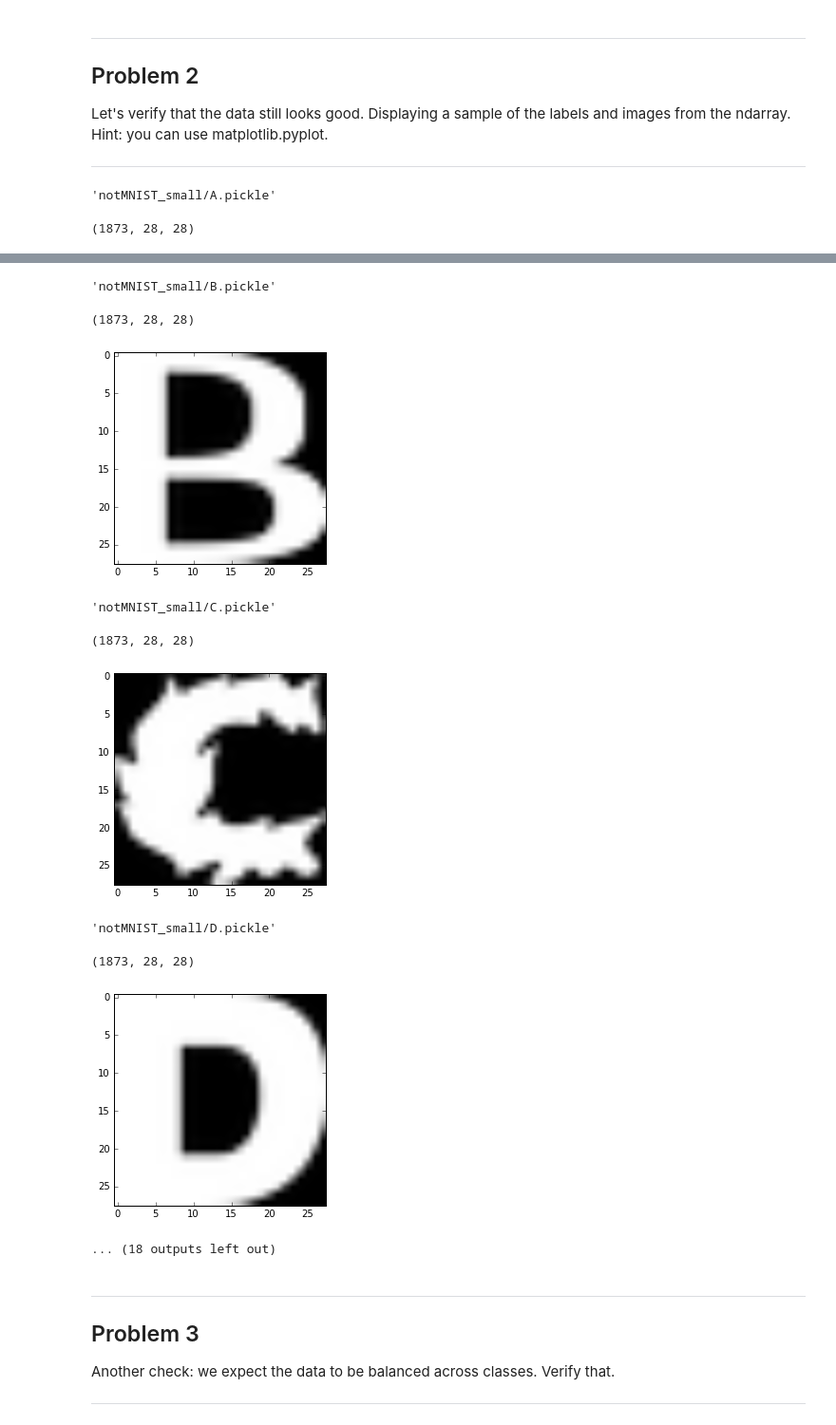
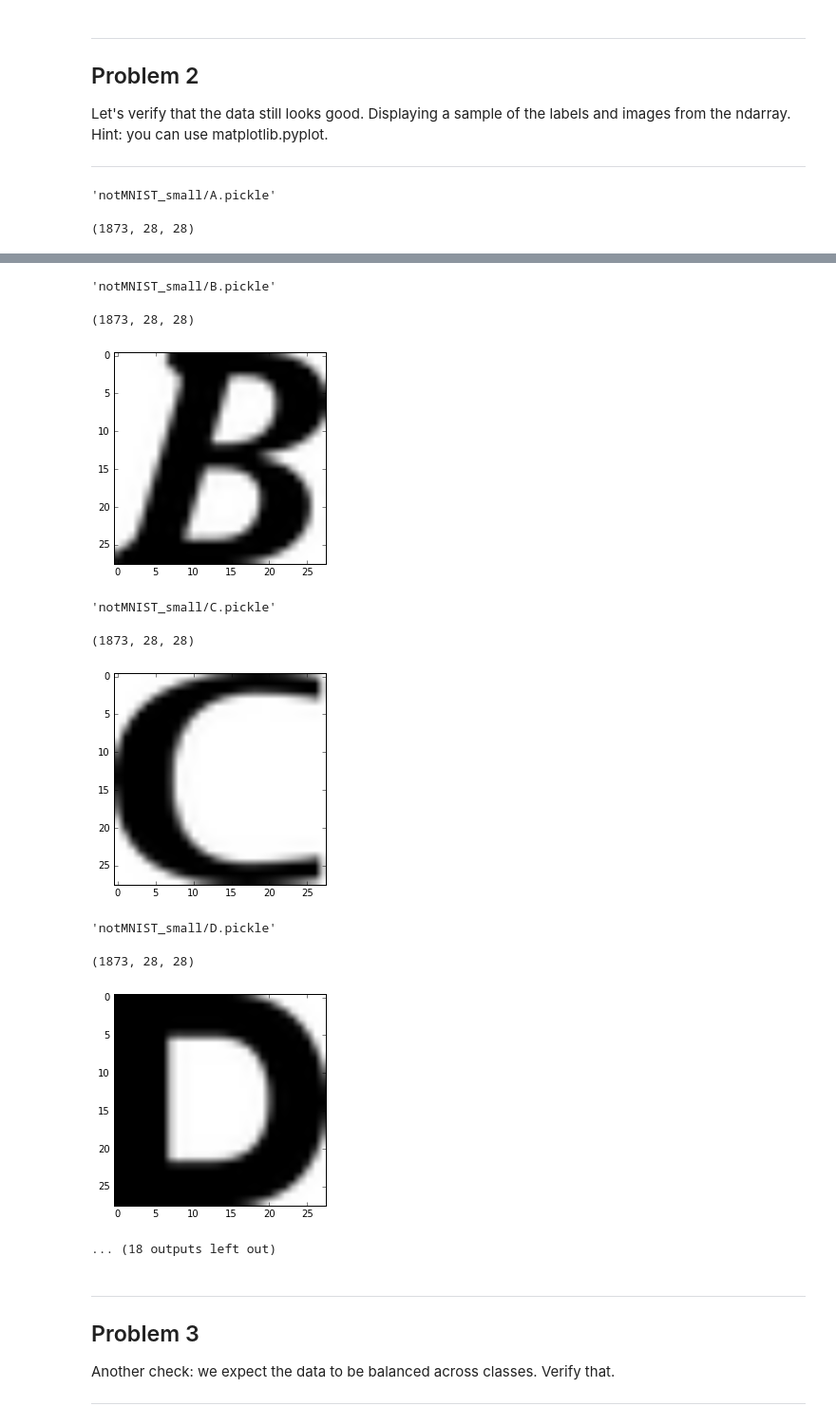
Before and after one commit to llathrop/ud730, a Jupyter notebook: 1_notmnist.ipynb, the cells around one changed output, grey strips where cells are left out. Shown: that part at 95% size. Drawn from its saved outputs; the diff is of its cells as text; code cells hidden in the pictures.

```diff
--- a/1_notmnist.ipynb
+++ b/1_notmnist.ipynb
@@ -229,7 +229,7 @@ for d in test_datasets:
     data = pickle.load( open( d, "rb" ) )
     image=random.randrange(len(data))
     display(data.shape)
-    plt.imshow(data[image], cmap='Greys_r')
+    plt.imshow(data[image], cmap='binary')
     plt.show()
 # %% [output]
 'notMNIST_small/A.pickle'
@@ -238,12 +238,12 @@ for d in test_datasets:
 'notMNIST_small/B.pickle'
 (1873, 28, 28)
-[figure, old version]
+[figure, new version]
 'notMNIST_small/C.pickle'
 (1873, 28, 28)
-[figure, old version]
+[figure, new version]
 'notMNIST_small/D.pickle'
 (1873, 28, 28)
-[figure, old version]
+[figure, new version]
 ... (18 outputs left out)
 # %% [markdown]
 ---
```
Also changed, not shown: parts of 1 cell of this notebook.
